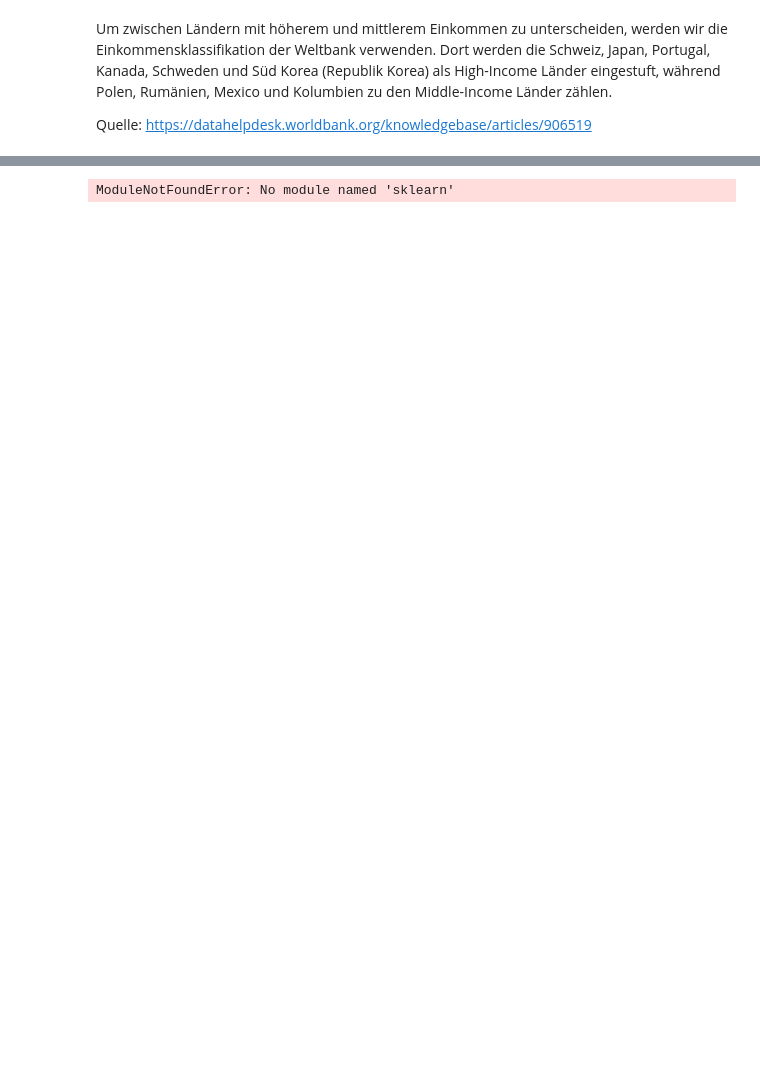
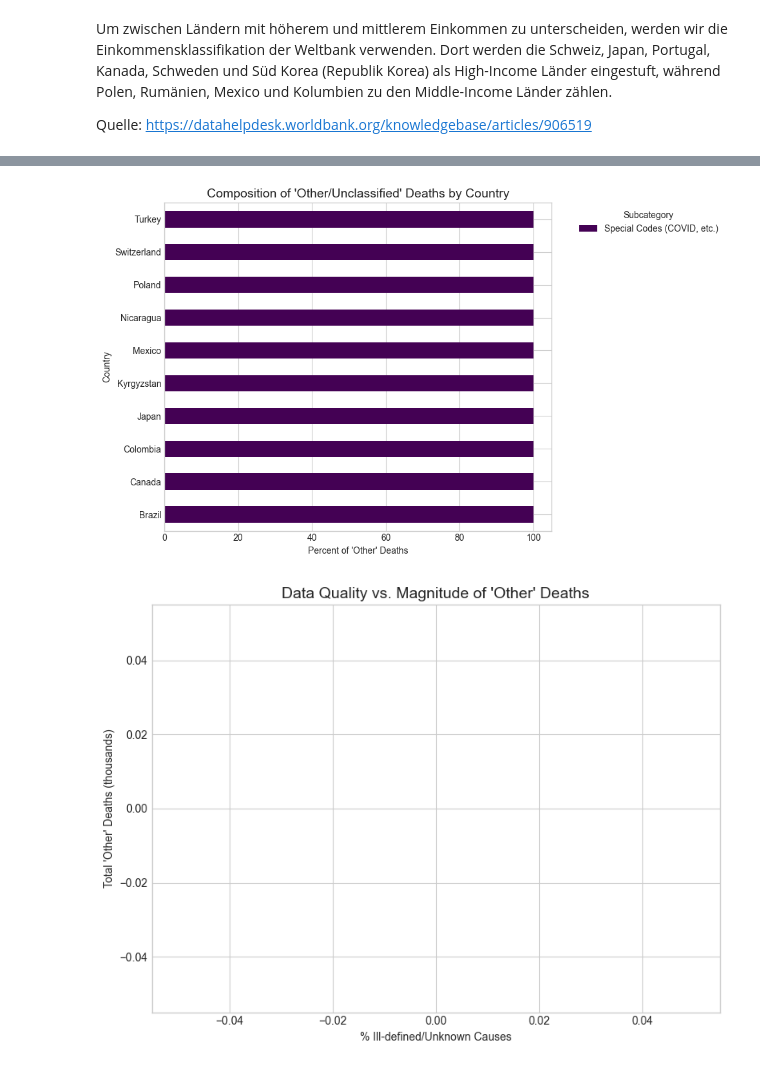
Before and after one commit to ihringerlinus/WHO_Mortality_Database, a Jupyter notebook: TheseKristian.ipynb, the cells around one changed output, grey strips where cells are left out. Saved outputs shown, nothing was run; the diff lists cells and outputs as text; code cells hidden in the pictures; blank space fills up the shorter version.

```diff
--- a/TheseKristian.ipynb
+++ b/TheseKristian.ipynb
@@ -207,9 +285,9 @@ df["Category"] = df["Cause"].apply(categorize_icd10)
 # %%
 # Rebuild detailed-level dataframe with Cause
 df_total = (
-    df[df["Country"].isin(["Switzerland", "Japan", "Canada", "Poland", "Mexico",
-                           "Colombia", "Brazil", "Turkey", "Nicaragua", "Kyrgyzstan"])]
-    .groupby(["Country", "Year", "Cause"], as_index=False)["Deaths1"].sum()
+    df_ohni_doppelt
+    .groupby(["Country_clean", "Year", "Cause"], as_index=False)["Deaths1"]
+    .sum()
 )
 
 # Reapply your categorization function
@@ -513,86 +631,32 @@ plt.show()
 # ===============================================
 # 4️⃣ Heatmap — Compare countries visually
 # ===============================================
 plt.figure(figsize=(8,5))
 sns.heatmap(plot_df, cmap="coolwarm", annot=True, fmt=".1f")
 plt.title("'Other/Unclassified' Composition Heatmap (%)", fontsize=14)
 plt.xlabel("Subcategory")
 plt.ylabel("Country")
 plt.tight_layout()
 plt.show()
 
 # ===============================================
 # 5️⃣ Time Evolution — Example: % Ill-defined over time
 # ===============================================
 # assuming you still have df_total with Year
 ill_time = df_total[
     (df_total["Other_Subcategory"] == "Ill-defined/Unknown Causes")
 ].groupby(["Country","Year"], as_index=False)["Deaths1"].sum()
 total_time = df_total[df_total["Category"] == "Other/Unclassified"] \
     .groupby(["Country","Year"], as_index=False)["Deaths1"].sum()
 trend = pd.merge(ill_time, total_time, on=["Country","Year"], suffixes=("_ill","_total"))
 trend["Percent_Ill"] = trend["Deaths1_ill"]/trend["Deaths1_total"]*100
 
 plt.figure(figsize=(10,6))
 sns.lineplot(data=trend, x="Year", y="Percent_Ill", hue="Country", marker="o")
 plt.title("Trend of Ill-defined/Unknown Deaths over Time", fontsize=14)
 plt.ylabel("% Ill-defined within 'Other'")
 plt.tight_layout()
 plt.show()
-
-# ===============================================
-# 6️⃣ Radar Chart — Multi-dimensional comparison
-# ===============================================
-categories = list(plot_df.columns)
-N = len(categories)
-angles = np.linspace(0, 2*pi, N, endpoint=False).tolist()
-angles += angles[:1]
-
-fig, ax = plt.subplots(figsize=(6,6), subplot_kw=dict(polar=True))
-for i, country in enumerate(plot_df.index):
-    values = plot_df.loc[country].tolist()
-    values += values[:1]
-    ax.plot(angles, values, linewidth=1, label=country)
-    ax.fill(angles, values, alpha=0.1)
-ax.set_xticks(angles[:-1])
-ax.set_xticklabels(categories, fontsize=9)
-ax.set_title("Radar Chart: 'Other' Composition by Country", fontsize=13)
-ax.legend(bbox_to_anchor=(1.2,1))
-plt.tight_layout()
-plt.show()
-
-# ===============================================
-# 7️⃣ Violin + swarm — distribution of subcategory shares
-# ===============================================
-plt.figure(figsize=(9,6))
-sns.violinplot(data=other_grouped, x="Other_Subcategory", y="Percent", inner=None, color=".8")
-sns.swarmplot(data=other_grouped, x="Other_Subcategory", y="Percent", hue="Country", size=6)
-plt.title("Distribution of 'Other' Subcategory Shares across Countries", fontsize=14)
-plt.xticks(rotation=30, ha='right')
-plt.tight_layout()
-plt.show()
-
-# ===============================================
-# 8️⃣ Network Graph — country similarity via cosine distance
-# ===============================================
-from sklearn.metrics.pairwise import cosine_similarity
-
-sim = cosine_similarity(plot_df)
-G = nx.Graph()
-for i, c1 in enumerate(plot_df.index):
-    for j, c2 in enumerate(plot_df.index):
-        if i < j:
-            weight = sim[i,j]
-            if weight > 0.95:  # threshold for visible similarity
-                G.add_edge(c1, c2, weight=weight)
-
-plt.figure(figsize=(8,6))
-pos = nx.spring_layout(G, seed=42)
-nx.draw_networkx(G, pos, with_labels=True, node_color="lightblue", node_size=1200,
-                 font_size=9, edge_color="gray", width=2)
-plt.title("Network of Countries with Similar 'Other' Death Profiles", fontsize=14)
-plt.axis("off")
-plt.tight_layout()
-plt.show()
 # %% [output]
-ModuleNotFoundError: No module named 'sklearn'
+[figure, added]
+[figure, added]
```
Also changed, not shown: parts of 20 cells of this notebook, 2 other files.
